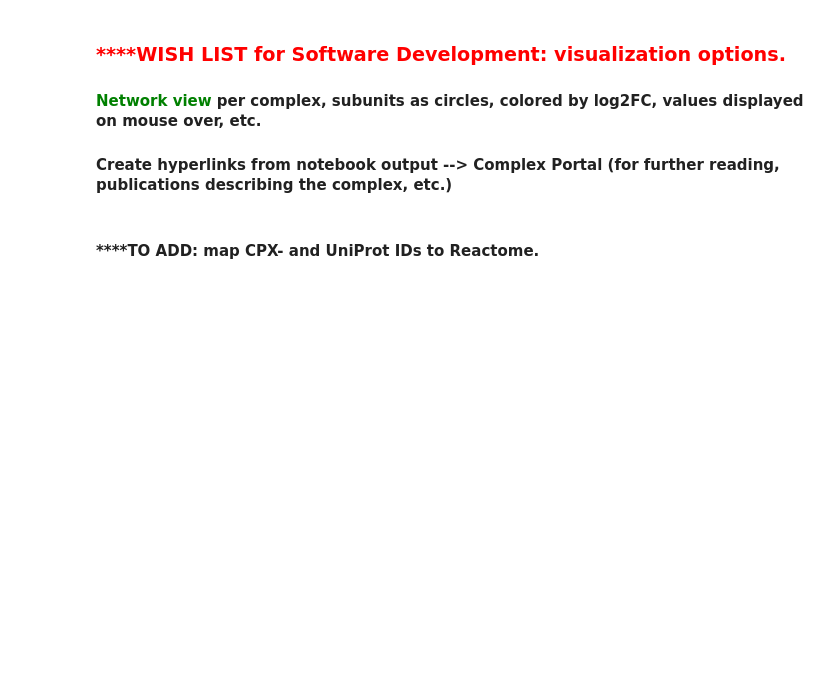
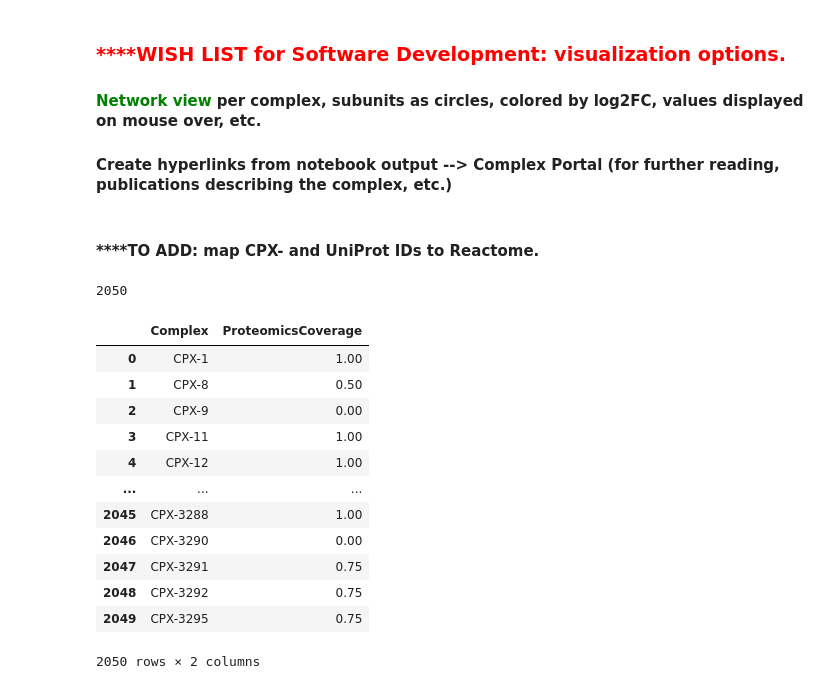
Before and after one commit to mguharoy/Complexome, a Jupyter notebook: ProteomicsDysregulatedComplexesAnalysis.ipynb, the cells around one changed output. Saved outputs shown, nothing was run; the diff lists cells and outputs as text; code cells hidden in the pictures; blank space fills up the shorter version.

```diff
--- a/ProteomicsDysregulatedComplexesAnalysis.ipynb
+++ b/ProteomicsDysregulatedComplexesAnalysis.ipynb
@@ -228,3 +226,30 @@ P55268 LAMB2 [Log2FC, adj.Pval]: ['1.2929', '2.637e-09']
 #### Create hyperlinks from notebook output --> Complex Portal (for further reading, publications describing the complex, etc.)
 # %% [markdown]
 #### ****TO ADD: map CPX- and UniProt IDs to Reactome.
+# %%
+#print(Complexes['CPX-1265'])
+proteomicsCoverageOfComplexome={}
+for complex in Complexes:
+    numSubunits=0
+    measuredSubunits=0
+    subunits = Complexes[complex]
+    #print(complex)
+    #print(subunits)
+    for subunit in subunits:
+        if "CPX-" in subunit:
+            continue
+        elif "URS" in subunit:
+            continue
+        elif "CHEBI:" in subunit:
+            continue
+        else:
+            numSubunits+=1
+            canonicalUniProtID=subunit[:6]
+            #print(canonicalUniProtID)
+            if canonicalUniProtID in proteomicsData:
+                measuredSubunits+=1
+    proteomicsCoverageOfComplexome[complex] = measuredSubunits/numSubunits
+#print(proteomicsCoverageOfComplexome)
+print(len(proteomicsCoverageOfComplexome))
+# %% [output]
+2050
@@ -230,0 +258,16 @@ P55268 LAMB2 [Log2FC, adj.Pval]: ['1.2929', '2.637e-09']
+# %%
+df
+# %% [output]
+|  | Complex | ProteomicsCoverage |
+| 0 | CPX-1 | 1.00 |
+| 1 | CPX-8 | 0.50 |
+| 2 | CPX-9 | 0.00 |
+| 3 | CPX-11 | 1.00 |
+| 4 | CPX-12 | 1.00 |
+| ... | ... | ... |
+| 2045 | CPX-3288 | 1.00 |
+| 2046 | CPX-3290 | 0.00 |
+| 2047 | CPX-3291 | 0.75 |
+| 2048 | CPX-3292 | 0.75 |
+| 2049 | CPX-3295 | 0.75 |
+2050 rows × 2 columns
```
Also changed, not shown: parts of 6 cells of this notebook, 1 other file.
